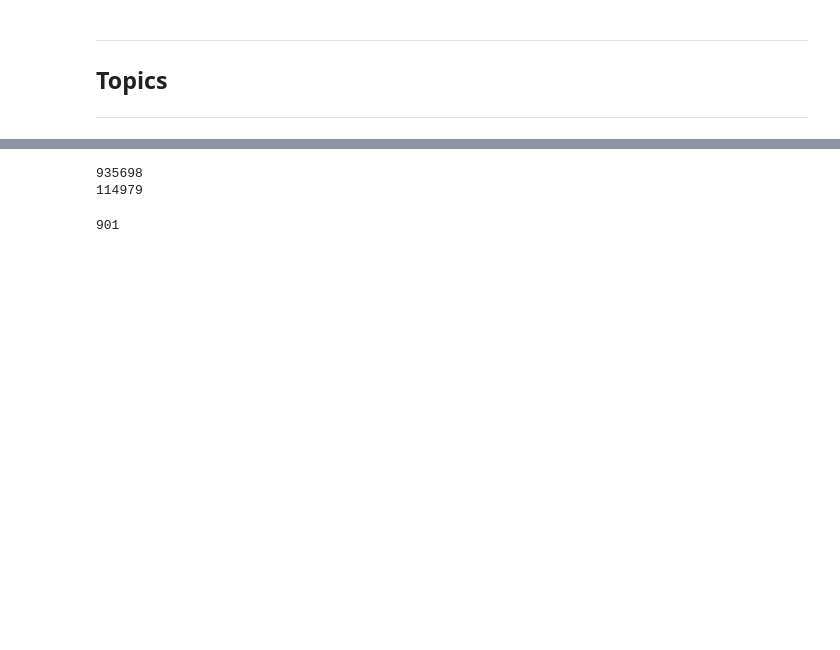
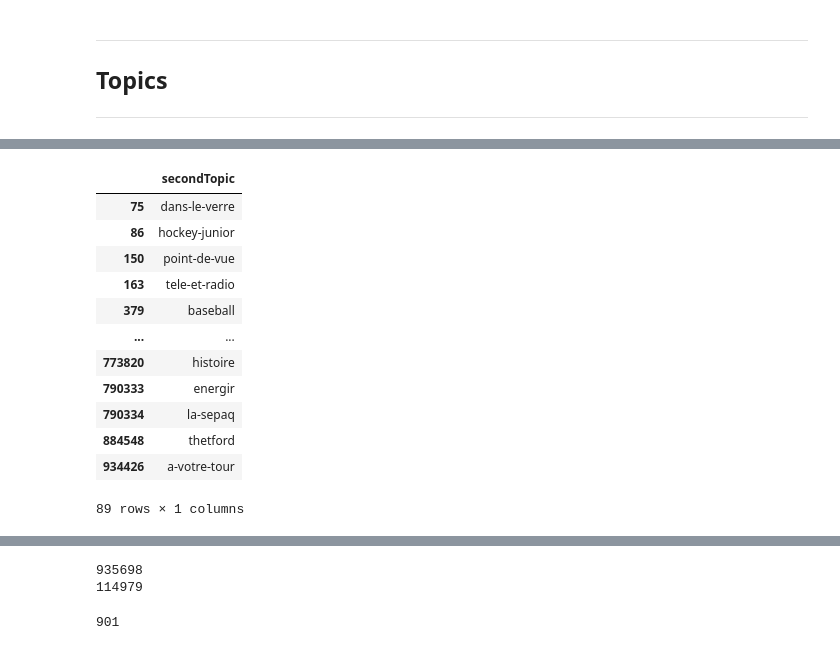
Before and after one commit to caseguin/GLO-7027, a Jupyter notebook: charles_workspace/charles_cleaning.ipynb, the cells around one changed output, grey strips where cells are left out. Drawn from its saved outputs; the diff is of its cells as text; code cells hidden in the pictures; blank space fills up the shorter version.

```diff
--- a/charles_workspace/charles_cleaning.ipynb
+++ b/charles_workspace/charles_cleaning.ipynb
@@ -413,3 +502,25 @@ df_merge.head(2)
 |  | IDENTITY_ATTACK | INSULT | PROFANITY | SEVERE_TOXICITY | THREAT | TOXICITY | comment_count | like_count | ... |
 | 0 | 0.102216 | 0.651296 | 0.664565 | 0.350583 | 0.029933 | 0.588517 | 0 | 0 | ... |
 | 1 | 0.005476 | 0.167515 | 0.255499 | 0.006981 | 0.005647 | 0.176317 | 1 | 1 | ... |
+# %%
+df_topics = df_merge[['secondTopic']].copy()
+
+df_topics = df_topics.dropna().drop_duplicates()
+df_topics = df_topics.loc[(df_topics['secondTopic'].str.len()<15) & (df_topics['secondTopic'].str.len()>4)]
+
+df_topics.to_excel('secondTopics.xlsx')
+df_topics
+# %% [output]
+|  | secondTopic |
+| 75 | dans-le-verre |
+| 86 | hockey-junior |
+| 150 | point-de-vue |
+| 163 | tele-et-radio |
+| 379 | baseball |
+| ... | ... |
+| 773820 | histoire |
+| 790333 | energir |
+| 790334 | la-sepaq |
+| 884548 | thetford |
+| 934426 | a-votre-tour |
+89 rows × 1 columns
```
Also changed, not shown: parts of 29 cells of this notebook.
